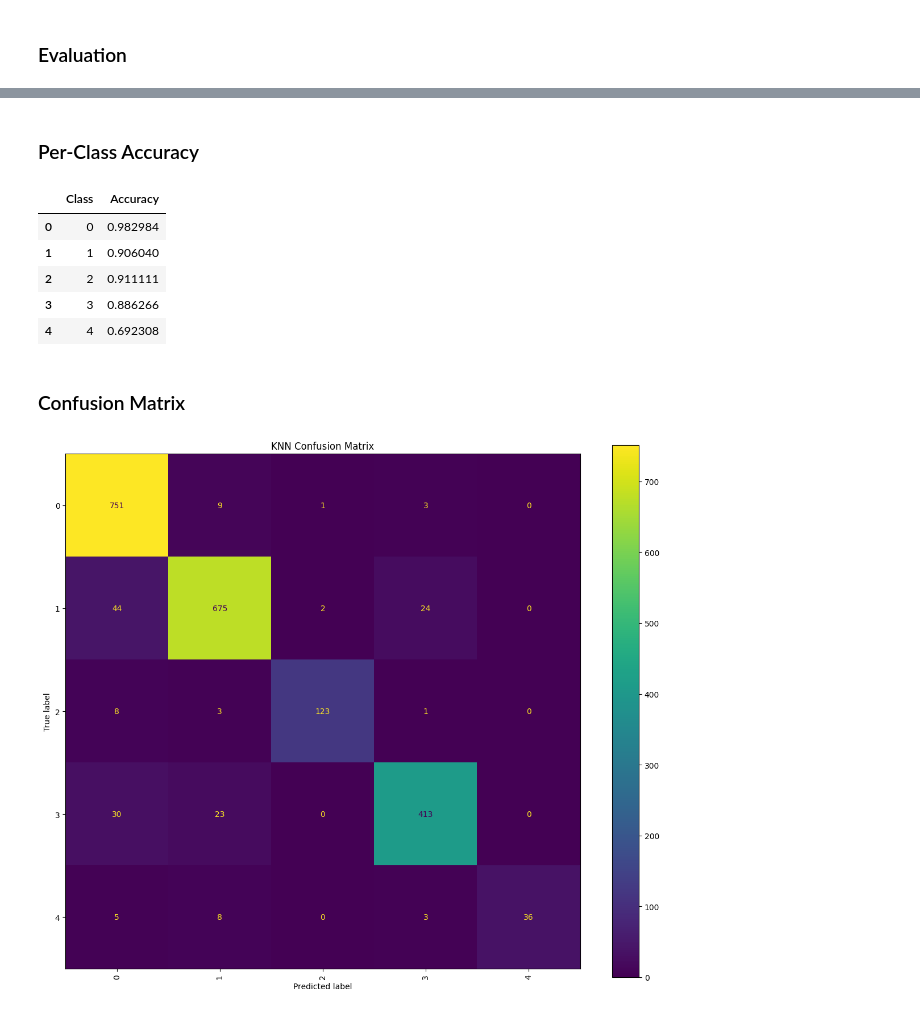
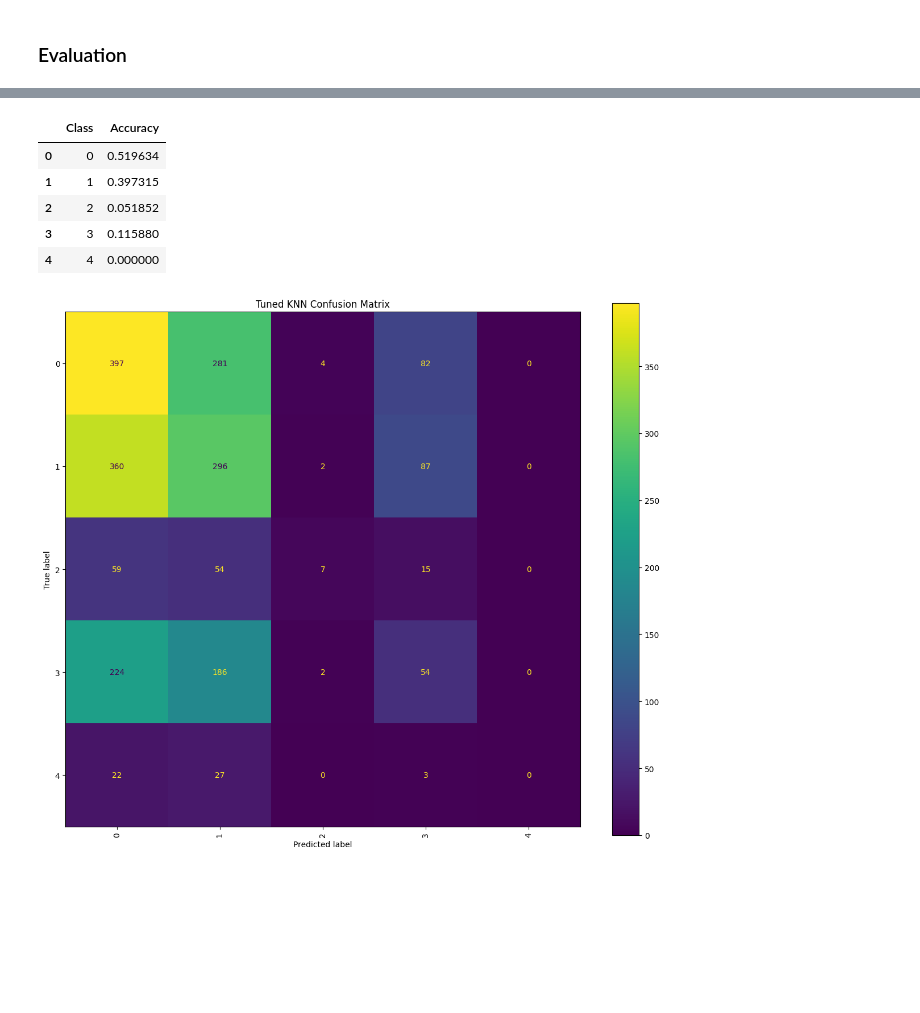
Before and after one commit to AngelaLee03/ProjectFinalReport, a Jupyter notebook: models/knn.ipynb, the cells around one changed output, grey strips where cells are left out. Saved outputs shown, nothing was run; the diff lists cells and outputs as text; code cells hidden in the pictures; blank space fills up the shorter version.

Commit message:
updated knn file and added knn visuals

```diff
--- a/models/knn.ipynb
+++ b/models/knn.ipynb
@@ -201,44 +274,42 @@ weighted avg       0.93      0.92      0.92      2162
-# %% [markdown]
-### Per-Class Accuracy
 # %%
 # Checking Per-Class Accuracy
 
 labels = sorted(y_test.unique())
-cm = confusion_matrix(y_test, tuned_pred, labels = labels)
 
-class_accuracy = cm.diagonal() / cm.sum(axis = 1)
+tuned_cm = confusion_matrix(y_test, tuned_pred, labels=labels)
 
-class_accuracy_df = pd.DataFrame({
+tuned_class_accuracy = tuned_cm.diagonal() / tuned_cm.sum(axis=1)
+
+tuned_class_accuracy_df = pd.DataFrame({
     "Class": labels,
-    "Accuracy": class_accuracy
+    "Accuracy": tuned_class_accuracy
 })
 
-class_accuracy_df
+tuned_class_accuracy_df
 # %% [output]
 |  | Class | Accuracy |
-| 0 | 0 | 0.982984 |
-| 1 | 1 | 0.906040 |
-| 2 | 2 | 0.911111 |
-| 3 | 3 | 0.886266 |
-| 4 | 4 | 0.692308 |
+| 0 | 0 | 0.519634 |
+| 1 | 1 | 0.397315 |
+| 2 | 2 | 0.051852 |
+| 3 | 3 | 0.115880 |
+| 4 | 4 | 0.000000 |
-# %% [markdown]
-### Confusion Matrix
 # %%
-fig, ax = plt.subplots(figsize = (12, 10))
+# Tuned KNN Confusion Matrix
+fig, ax = plt.subplots(figsize=(12, 10))
 
 display = ConfusionMatrixDisplay(
-    confusion_matrix = cm,
-    display_labels = labels
+    confusion_matrix=tuned_cm,
+    display_labels=labels
 )
 
 display.plot(
-    ax = ax,
-    xticks_rotation = 90,
-    values_format = "d"
+    ax=ax,
+    xticks_rotation=90,
+    values_format="d"
 )
 
-plt.title("KNN Confusion Matrix")
+plt.title("Tuned KNN Confusion Matrix")
 plt.tight_layout()
 plt.show()
 # %% [output]
-[figure, old version]
+[figure, new version]
```
Also changed, not shown: parts of 9 cells of this notebook, 7 other files.
